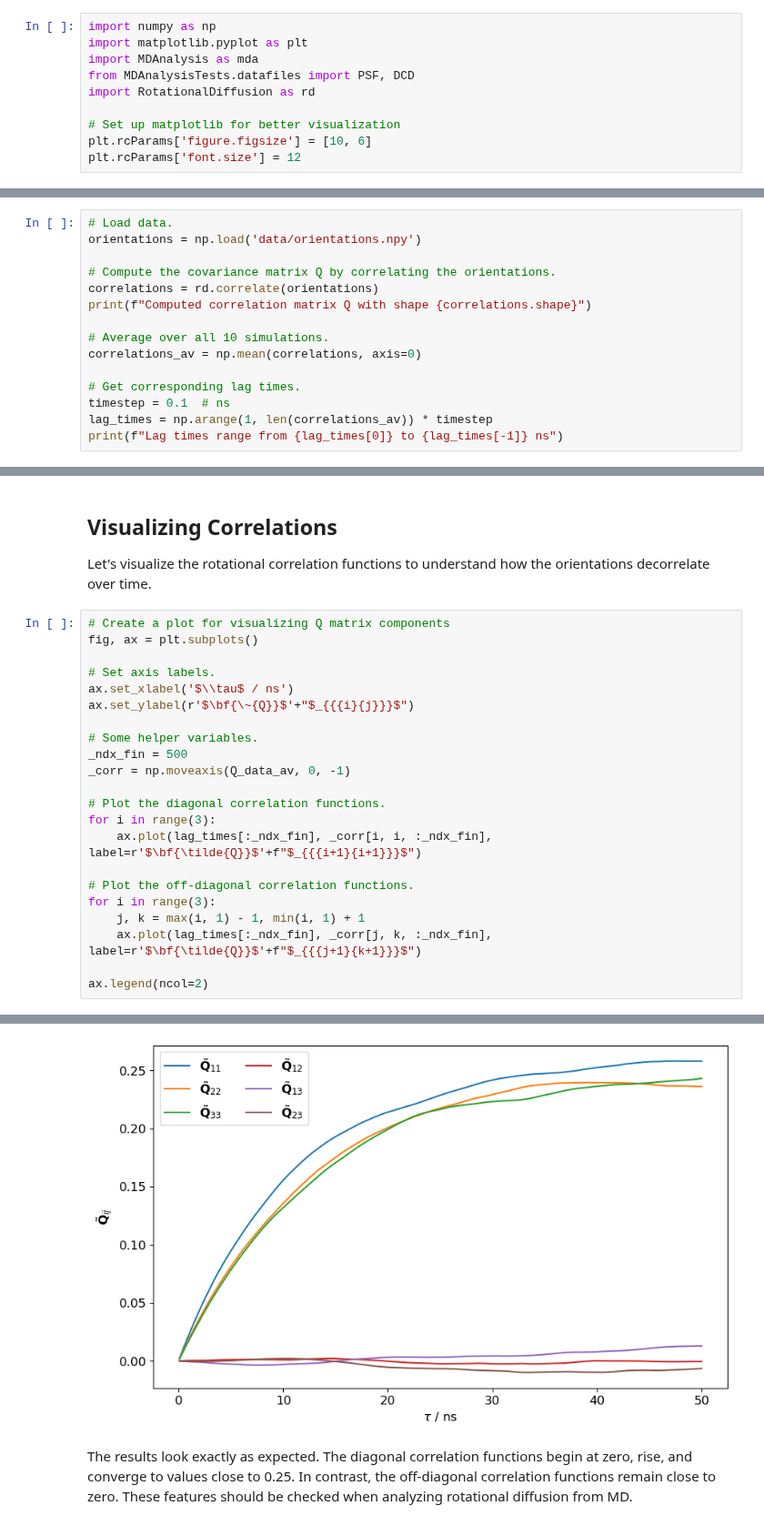
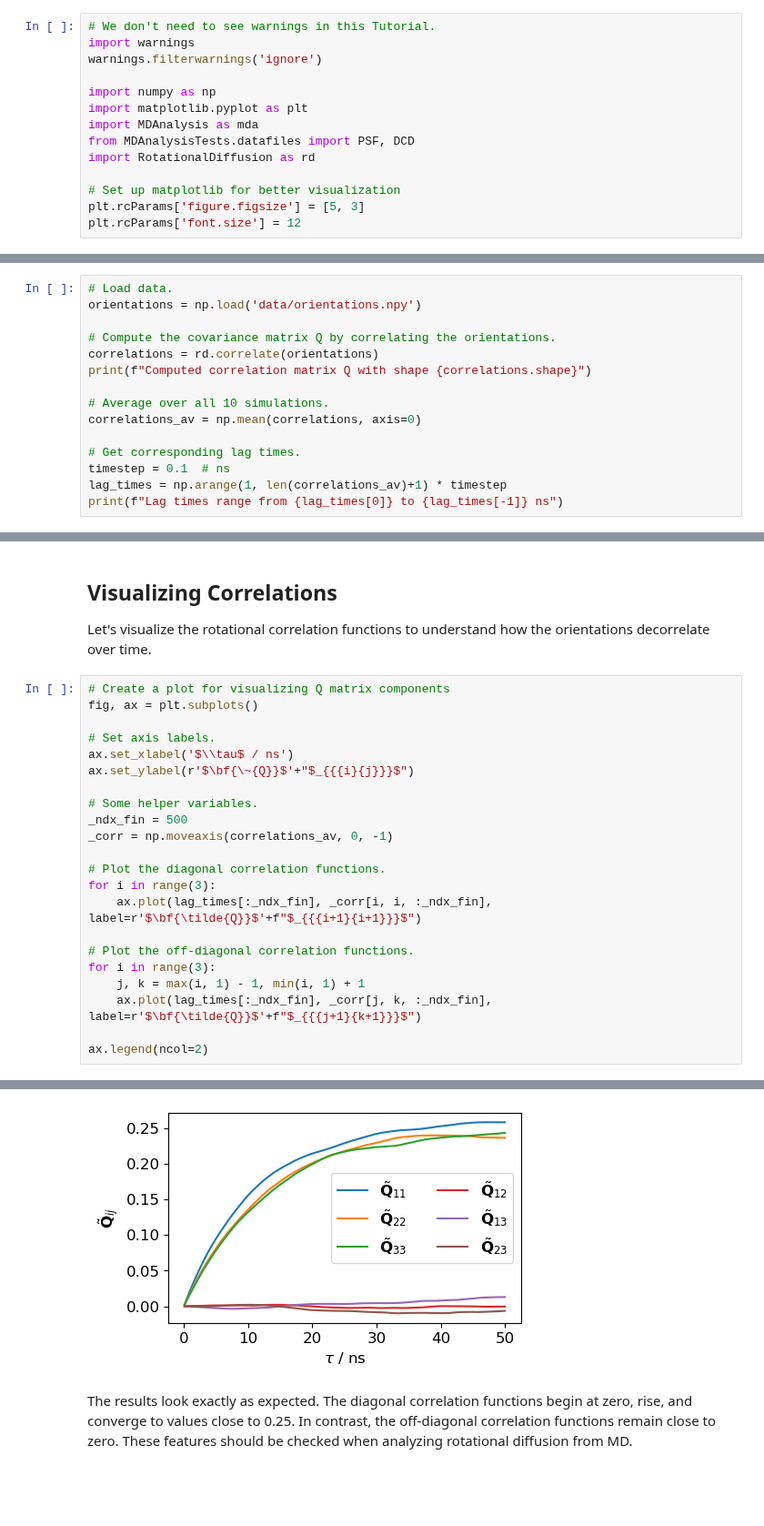
Before and after one commit to MolSimGroup/rotationaldiffusion, a Jupyter notebook: tutorial/Tutorial.ipynb, the cells around one changed output, grey strips where cells are left out. Shown at 91% size. Saved outputs shown, nothing was run; the diff lists cells and outputs as text; blank space fills up the shorter version.

Commit message:
Updated the tutorial.

```diff
--- a/tutorial/Tutorial.ipynb
+++ b/tutorial/Tutorial.ipynb
@@ -17,6 +17,10 @@ In this tutorial, we'll:
 
 First, let's import the necessary packages:
 # %%
+# We don't need to see warnings in this Tutorial.
+import warnings
+warnings.filterwarnings('ignore')
+
 import numpy as np
 import matplotlib.pyplot as plt
 import MDAnalysis as mda
@@ -24,5 +28,5 @@ from MDAnalysisTests.datafiles import PSF, DCD
 import RotationalDiffusion as rd
 
 # Set up matplotlib for better visualization
-plt.rcParams['figure.figsize'] = [10, 6]
+plt.rcParams['figure.figsize'] = [5, 3]
 plt.rcParams['font.size'] = 12
@@ -75,7 +73,7 @@ correlations_av = np.mean(correlations, axis=0)
 
 # Get corresponding lag times.
 timestep = 0.1  # ns
-lag_times = np.arange(1, len(correlations_av)) * timestep
+lag_times = np.arange(1, len(correlations_av)+1) * timestep
 print(f"Lag times range from {lag_times[0]} to {lag_times[-1]} ns")
 # %% [output]
 Computed correlation matrix Q with shape (10, 1000, 3, 3)
@@ -87,27 +85,27 @@ Let's visualize the rotational correlation functions to understand how the orien
 # %%
 # Create a plot for visualizing Q matrix components
 fig, ax = plt.subplots()
 
 # Set axis labels.
 ax.set_xlabel('$\\tau$ / ns')
 ax.set_ylabel(r'$\bf{\~{Q}}$'+"$_{{{i}{j}}}$")
 
 # Some helper variables.
 _ndx_fin = 500
-_corr = np.moveaxis(Q_data_av, 0, -1)
+_corr = np.moveaxis(correlations_av, 0, -1)
 
 # Plot the diagonal correlation functions.
 for i in range(3):
     ax.plot(lag_times[:_ndx_fin], _corr[i, i, :_ndx_fin], label=r'$\bf{\tilde{Q}}$'+f"$_{{{i+1}{i+1}}}$")
 
 # Plot the off-diagonal correlation functions.
 for i in range(3):
     j, k = max(i, 1) - 1, min(i, 1) + 1
     ax.plot(lag_times[:_ndx_fin], _corr[j, k, :_ndx_fin], label=r'$\bf{\tilde{Q}}$'+f"$_{{{j+1}{k+1}}}$")
 
 ax.legend(ncol=2)
 # %% [output]
 <matplotlib.legend.Legend at 0x...>
-[figure, old version]
+[figure, new version]
 # %% [markdown]
 The results look exactly as expected. The diagonal correlation functions begin at zero, rise, and converge to values close to 0.25. In contrast, the off-diagonal correlation functions remain close to zero. These features should be checked when analyzing rotational diffusion from MD.
```
Also changed, not shown: parts of 21 cells of this notebook.
